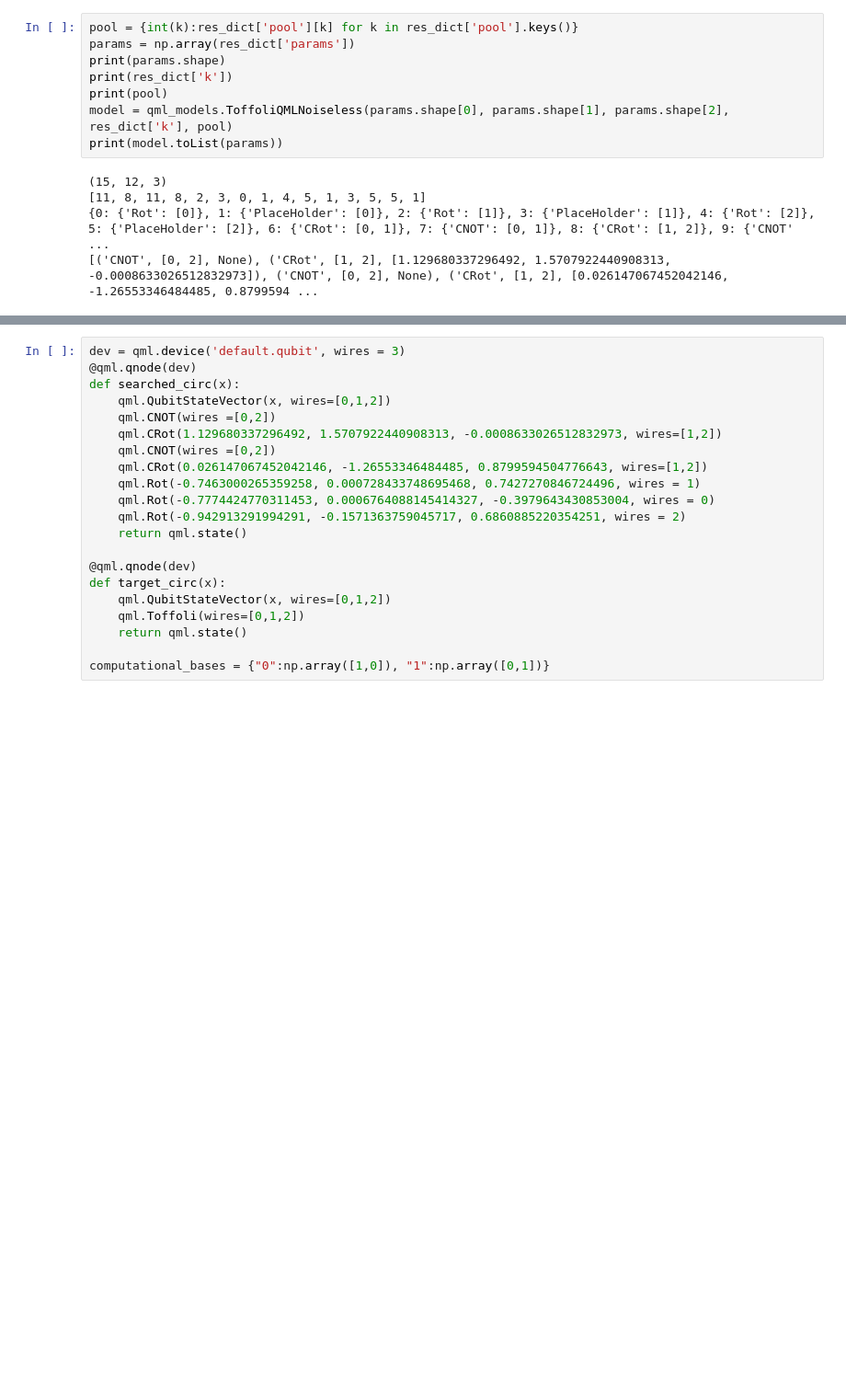
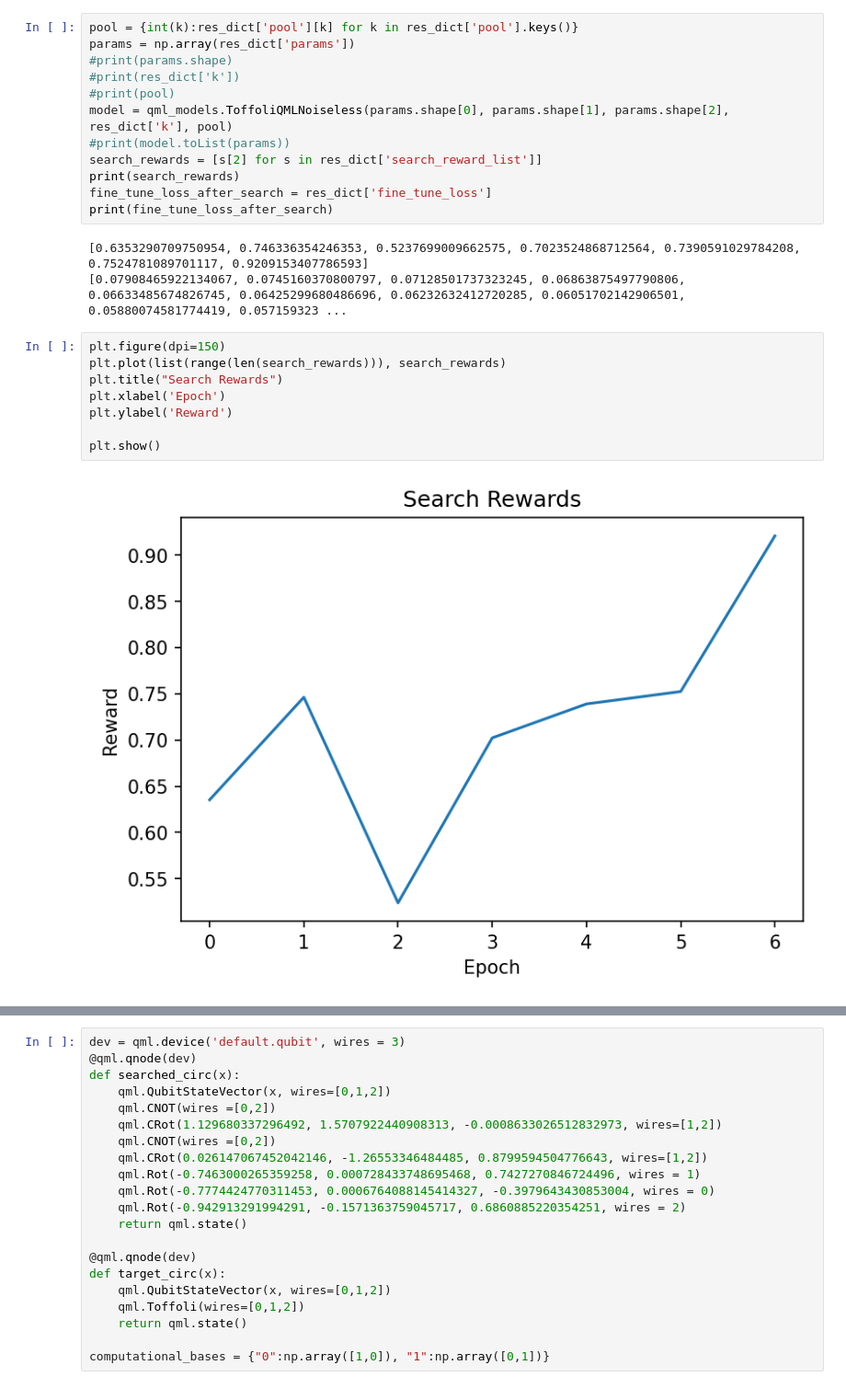
Before and after one commit to peiyong-addwater/QAS, a Jupyter notebook: result_analysis_toffoli.ipynb, the cells around one changed output, grey strips where cells are left out. Shown: that part at 92% size. Saved outputs shown, nothing was run; the diff lists cells and outputs as text; blank space fills up the shorter version.

```diff
--- a/result_analysis_toffoli.ipynb
+++ b/result_analysis_toffoli.ipynb
@@ -22,13 +23,25 @@ dict_keys(['task', 'pool', 'params', 'k', 'op_list', 'search_reward_list', 'fine
 # %%
 pool = {int(k):res_dict['pool'][k] for k in res_dict['pool'].keys()}
 params = np.array(res_dict['params'])
-print(params.shape)
-print(res_dict['k'])
-print(pool)
+#print(params.shape)
+#print(res_dict['k'])
+#print(pool)
 model = qml_models.ToffoliQMLNoiseless(params.shape[0], params.shape[1], params.shape[2], res_dict['k'], pool)
-print(model.toList(params))
+#print(model.toList(params))
+search_rewards = [s[2] for s in res_dict['search_reward_list']]
+print(search_rewards)
+fine_tune_loss_after_search = res_dict['fine_tune_loss']
+print(fine_tune_loss_after_search)
 # %% [output]
-(15, 12, 3)
-[11, 8, 11, 8, 2, 3, 0, 1, 4, 5, 1, 3, 5, 5, 1]
-{0: {'Rot': [0]}, 1: {'PlaceHolder': [0]}, 2: {'Rot': [1]}, 3: {'PlaceHolder': [1]}, 4: {'Rot': [2]}, 5: {'PlaceHolder': [2]}, 6: {'CRot': [0, 1]}, 7: {'CNOT': [0, 1]}, 8: {'CRot': [1, 2]}, 9: {'CNOT' ...
-[('CNOT', [0, 2], None), ('CRot', [1, 2], [1.129680337296492, 1.5707922440908313, -0.0008633026512832973]), ('CNOT', [0, 2], None), ('CRot', [1, 2], [0.026147067452042146, -1.26553346484485, 0.8799594 ...
+[0.6353290709750954, 0.746336354246353, 0.5237699009662575, 0.7023524868712564, 0.7390591029784208, 0.7524781089701117, 0.9209153407786593]
+[0.07908465922134067, 0.0745160370800797, 0.07128501737323245, 0.06863875497790806, 0.06633485674826745, 0.06425299680486696, 0.06232632412720285, 0.06051702142906501, 0.05880074581774419, 0.057159323 ...
+# %%
+plt.figure(dpi=150)
+plt.plot(list(range(len(search_rewards))), search_rewards)
+plt.title("Search Rewards")
+plt.xlabel('Epoch')
+plt.ylabel('Reward')
+
+plt.show()
+# %% [output]
+[figure, added]
```
Also changed, not shown: parts of 5 cells of this notebook, 1 other file.
